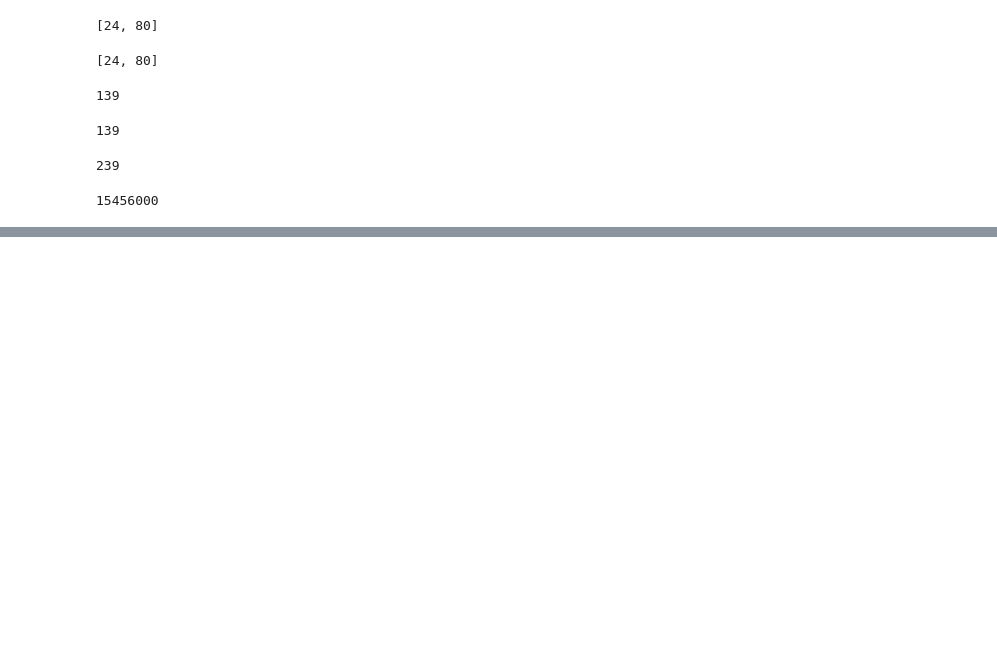
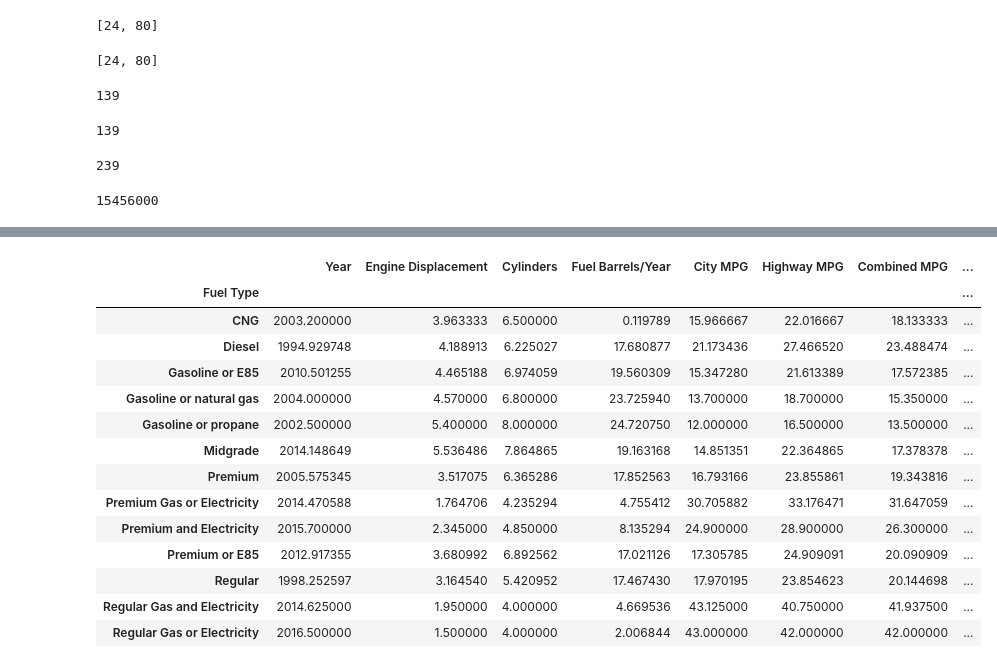
Before and after one commit to thomas-cares/data-pt-ber-08-20, a Jupyter notebook: practice/codealong.ipynb, the cells around one changed output, grey strips where cells are left out. Drawn from its saved outputs; the diff is of its cells as text; code cells hidden in the pictures; blank space fills up the shorter version.

```diff
--- a/practice/codealong.ipynb
+++ b/practice/codealong.ipynb
@@ -778,0 +865,4 @@ reduce(lambda x,y: x*y,mylist,10)
+# %%
+#create new column and calculate
+df['age_of_care'] = 2020-df['Year'] #
+df.head()
@@ -778,0 +876,9 @@ reduce(lambda x,y: x*y,mylist,10)
+# %%
+#Delete column permantly with drop
+#Deleting column fule cost per year
+df.drop('Fuel Cost/Year', axis=1)#not permanet
+
+df=df.drop('Fuel Cost/Year', axis=1) #permanent
+df.drop('Fuel Cost/Year', axis=1, inplace=True) #permanent
+del df ['Fuel Cost/Year'] #permanent
+df.drop(['City MPG', 'Highway MPG'], axis=1, inplace=True) #delete several columns
@@ -778,0 +906,5 @@ reduce(lambda x,y: x*y,mylist,10)
+# %%
+#SORT PERMANTLY BY YEAR
+df.sort_values(by = 'Year', inplace = True)
+# %%
+df.sort_values(by=['Year'], inplace=True, ascending=False)
@@ -778,0 +966,20 @@ reduce(lambda x,y: x*y,mylist,10)
+# %%
+#DATAFRAME AGGREGATIONS USING GROUPBY
+#aplly something to various groups
+df.groupby('Fuel Type').mean()# Group by Fuel Type.
+# %% [output]
+|  | Year | Engine Displacement | Cylinders | Fuel Barrels/Year | City MPG | Highway MPG | Combined MPG | ... |
+| Fuel Type |  |  |  |  |  |  |  | ... |
+| CNG | 2003.200000 | 3.963333 | 6.500000 | 0.119789 | 15.966667 | 22.016667 | 18.133333 | ... |
+| Diesel | 1994.929748 | 4.188913 | 6.225027 | 17.680877 | 21.173436 | 27.466520 | 23.488474 | ... |
+| Gasoline or E85 | 2010.501255 | 4.465188 | 6.974059 | 19.560309 | 15.347280 | 21.613389 | 17.572385 | ... |
+| Gasoline or natural gas | 2004.000000 | 4.570000 | 6.800000 | 23.725940 | 13.700000 | 18.700000 | 15.350000 | ... |
+| Gasoline or propane | 2002.500000 | 5.400000 | 8.000000 | 24.720750 | 12.000000 | 16.500000 | 13.500000 | ... |
+| Midgrade | 2014.148649 | 5.536486 | 7.864865 | 19.163168 | 14.851351 | 22.364865 | 17.378378 | ... |
+| Premium | 2005.575345 | 3.517075 | 6.365286 | 17.852563 | 16.793166 | 23.855861 | 19.343816 | ... |
+| Premium Gas or Electricity | 2014.470588 | 1.764706 | 4.235294 | 4.755412 | 30.705882 | 33.176471 | 31.647059 | ... |
+| Premium and Electricity | 2015.700000 | 2.345000 | 4.850000 | 8.135294 | 24.900000 | 28.900000 | 26.300000 | ... |
+| Premium or E85 | 2012.917355 | 3.680992 | 6.892562 | 17.021126 | 17.305785 | 24.909091 | 20.090909 | ... |
+| Regular | 1998.252597 | 3.164540 | 5.420952 | 17.467430 | 17.970195 | 23.854623 | 20.144698 | ... |
+| Regular Gas and Electricity | 2014.625000 | 1.950000 | 4.000000 | 4.669536 | 43.125000 | 40.750000 | 41.937500 | ... |
+| Regular Gas or Electricity | 2016.500000 | 1.500000 | 4.000000 | 2.006844 | 43.000000 | 42.000000 | 42.000000 | ... |
```
Also changed, not shown: parts of 26 cells of this notebook, 7 other files.
